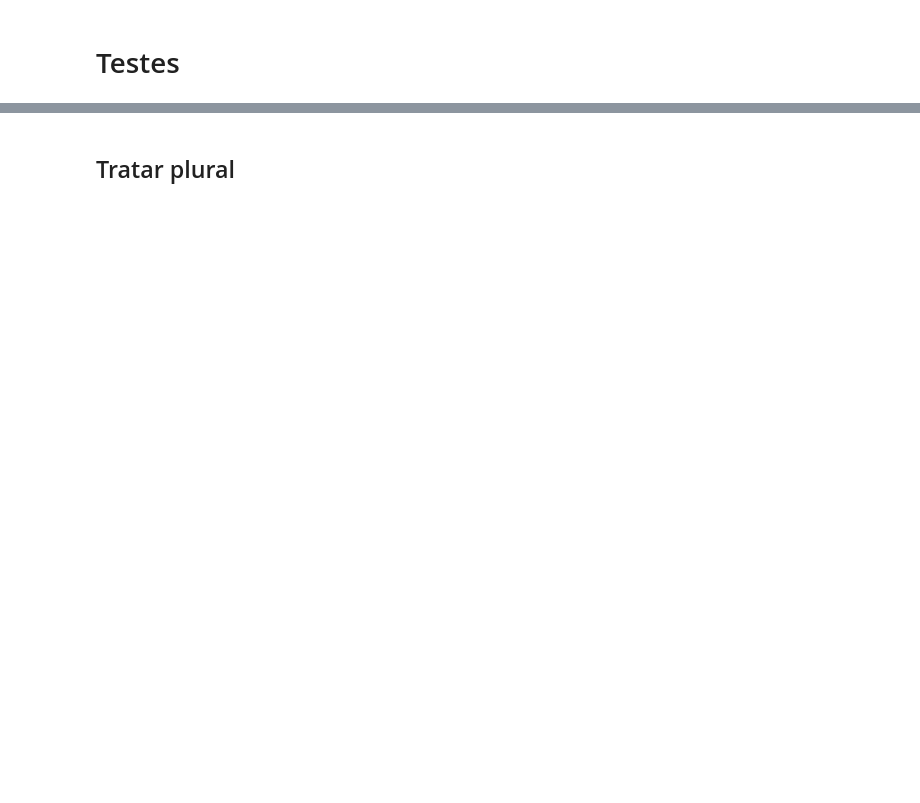
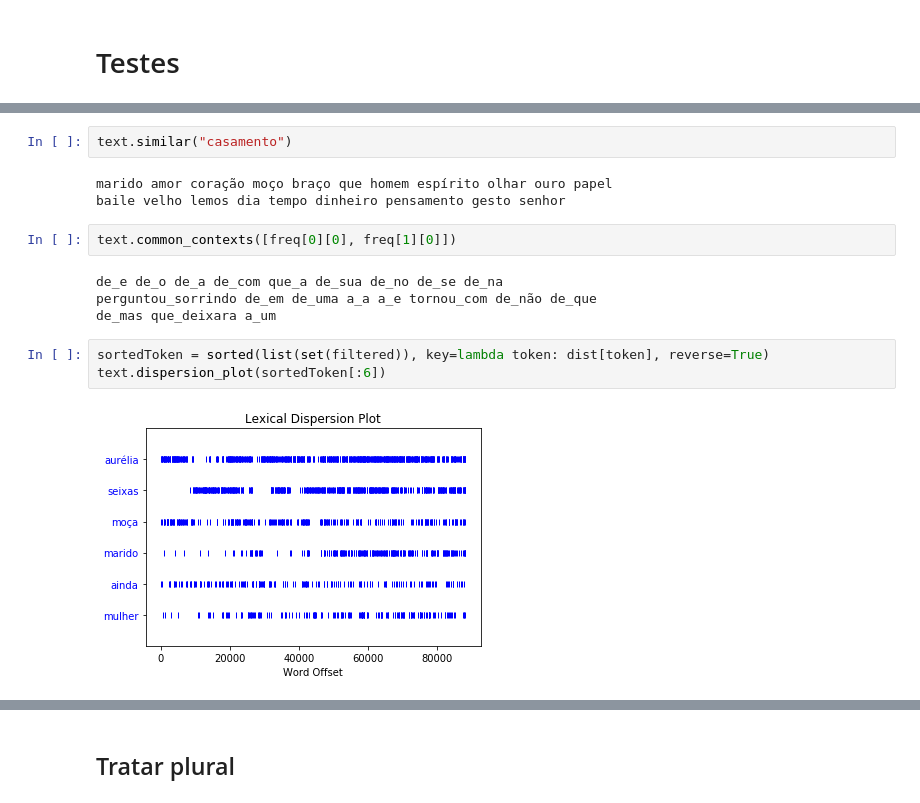
Before and after one commit to ellfiscina/TextMining, a Jupyter notebook: Testes.ipynb, the cells around one changed output, grey strips where cells are left out. Drawn from its saved outputs; the diff is of its cells as text; blank space fills up the shorter version.

```diff
--- a/Testes.ipynb
+++ b/Testes.ipynb
@@ -56,0 +168,16 @@ from collections import OrderedDict, defaultdict, Counter
+# %%
+text.similar("casamento")
+# %% [output]
+marido amor coração moço braço que homem espírito olhar ouro papel
+baile velho lemos dia tempo dinheiro pensamento gesto senhor
+# %%
+text.common_contexts([freq[0][0], freq[1][0]])
+# %% [output]
+de_e de_o de_a de_com que_a de_sua de_no de_se de_na
+perguntou_sorrindo de_em de_uma a_a a_e tornou_com de_não de_que
+de_mas que_deixara a_um
+# %%
+sortedToken = sorted(list(set(filtered)), key=lambda token: dist[token], reverse=True)
+text.dispersion_plot(sortedToken[:6])
+# %% [output]
+[figure, added]
```
Also changed, not shown: parts of 18 cells of this notebook, 1 other file.
